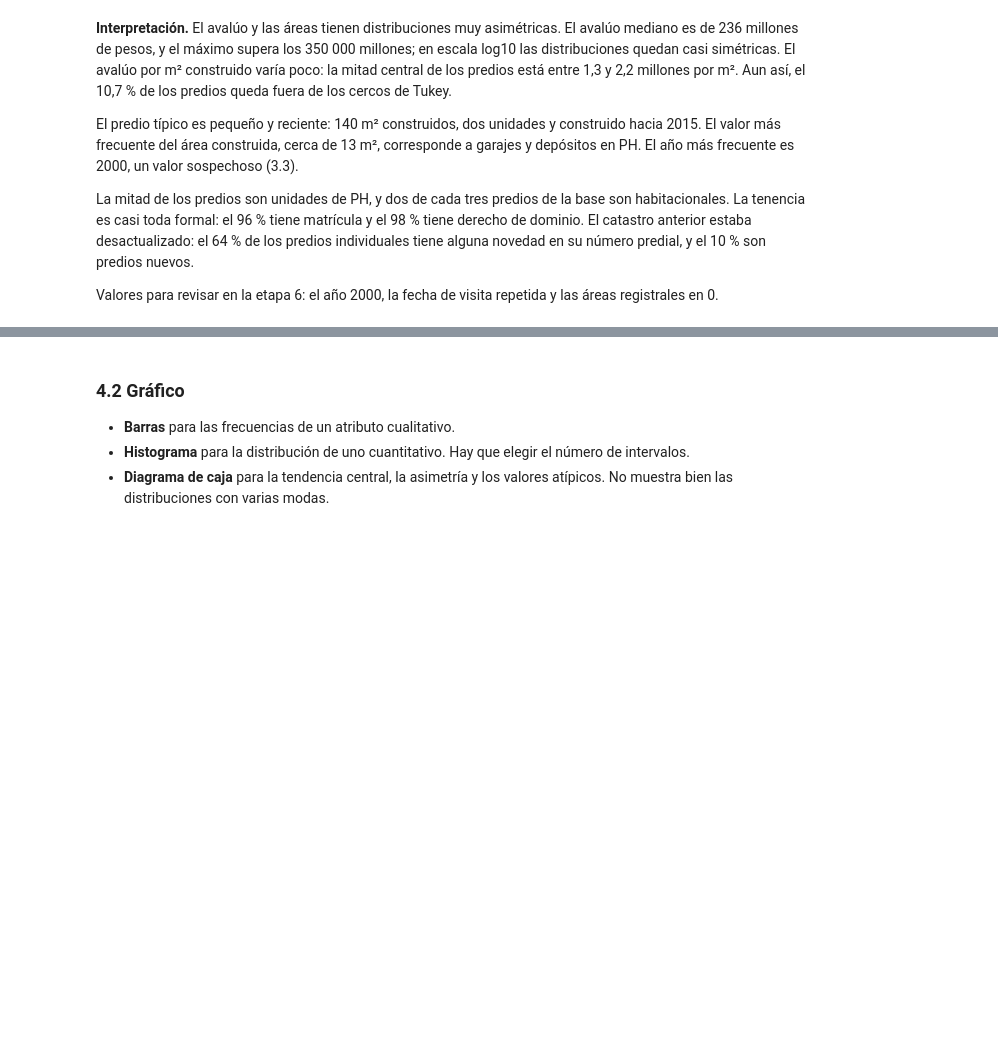
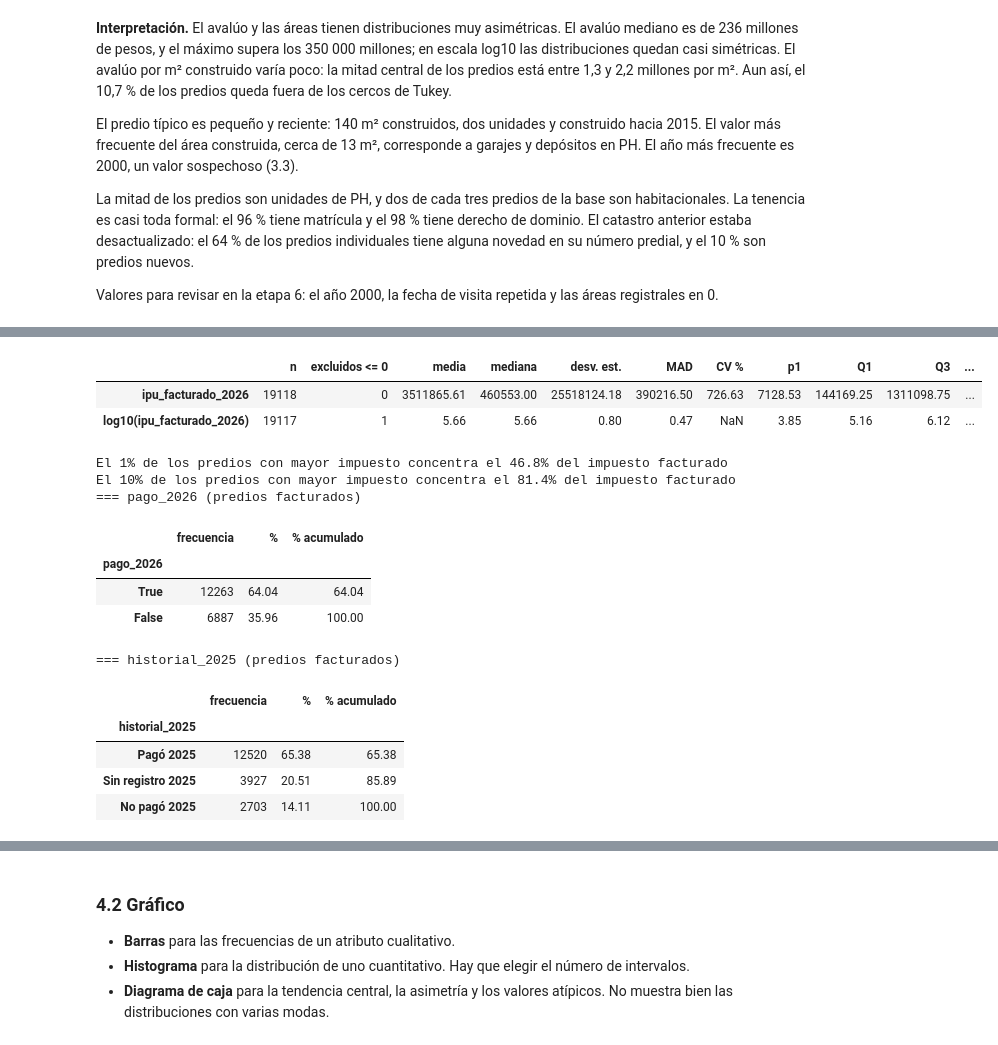
Before and after one commit to Danielfts/proyecto-MINE-ciencia-de-datos, a Jupyter notebook: entrega-1/notebooks/06-entendimiento-de-los-datos.ipynb, the cells around one changed output, grey strips where cells are left out. Drawn from its saved outputs; the diff is of its cells as text; code cells hidden in the pictures; blank space fills up the shorter version.

```diff
--- a/entrega-1/notebooks/06-entendimiento-de-los-datos.ipynb
+++ b/entrega-1/notebooks/06-entendimiento-de-los-datos.ipynb
@@ -619,3 +620,33 @@ print(f"Predios individuales: {len(individuales):,} | base del avalúo: {len(bas
 # %% [output]
 Usos principales con área registral menor de 5 m²: {'Residencial.Depositos_Lockers': 217, 'Anexo.Cimientos_Estructura_Muros_y_Placa_Base': 69, 'Residencial.Garajes_En_PH': 8}
 Predios individuales: 19,897 | base del avalúo: 16,705 (75.2% del total)
+# %%
+# Unidad del pago (pregunta 2 del enfoque analítico): los predios que Hacienda facturó en 2026,
+# cruzados por número predial. El catastro es la fuente de todos los atributos del predio
+facturado = predios["pago_2026"].notna()
+facturados = predios[facturado].copy()
+facturados["pago_2026"] = facturados["pago_2026"].astype(bool)
+facturados["historial_2025"] = facturados["pago_2025"].map({True: "Pagó 2025", False: "No pagó 2025"}).fillna("Sin registro 2025")
+
+bitacora.registrar("Predio del catastro sin registro en la facturación 2026", "predios.pago_2026", "Completitud",
+                   "Múltiples tablas", (~facturado).sum(),
+                   "Quedan fuera del análisis del pago; el motor de escenarios los liquida con el avalúo del catastro")
+bitacora.registrar("Predio facturado con impuesto nulo", "predios.ipu_facturado_2026", "Completitud", "Atributo",
+                   facturados["ipu_facturado_2026"].isna().sum(),
+                   "Se excluyen de las cifras de impuesto y se conservan para el pago")
+bitacora.registrar("Predio facturado sin registro de pago 2025", "predios.pago_2025", "Completitud", "Atributo",
+                   facturados["pago_2025"].isna().sum(),
+                   "Categoría propia en el modelo de pago (sin historial); no se imputa")
+via_bup = facturados["condicion_predio"].isin(["Via", "Bien_Uso_Publico"])
+bitacora.registrar("Vías y bienes de uso público con impuesto facturado", "predios.condicion_predio e ipu_facturado_2026",
+                   "Consistencia", "Múltiples tablas", via_bup.sum(),
+                   "Se excluyen del análisis del pago; se confirma con Hacienda si están exentos")
+avaluo_0 = facturados["ipu_facturado_2026"].gt(0) & facturados["avaluo_catastral"].le(0)
+bitacora.registrar("Impuesto facturado con avalúo catastral 0", "predios.avaluo_catastral e ipu_facturado_2026",
+                   "Consistencia", "Múltiples tablas", avaluo_0.sum(),
+                   "Hacienda liquidó con otro avalúo: quedan fuera de la tarifa efectiva")
+facturados = facturados[~via_bup]
+
+print(f"Sin registro en la facturación: {(~facturado).sum():,} predios. Por régimen:",
+      predios.loc[~facturado, "condicion_predio"].value_counts().to_dict())
+print(f"Predios facturados (unidad del pago, sin vías ni bienes de uso público): {len(facturados):,}")
@@ -798,0 +839,31 @@ Valores para revisar en la etapa 6: el año 2000, la fecha de visita repetida y
+# %%
+con_ipu = facturados.dropna(subset=["ipu_facturado_2026"])
+resumen_ipu = ue.resumen_numerico(con_ipu, [("ipu_facturado_2026", False), ("ipu_facturado_2026", True)])
+display(resumen_ipu.drop(columns=["mín", "máx", "moda"]))
+
+# Concentración: qué parte del impuesto total paga la cola de los predios con mayor impuesto
+ipu_ordenado = con_ipu["ipu_facturado_2026"].sort_values(ascending=False)
+for cola in [0.01, 0.10]:
+    parte = ipu_ordenado.head(round(cola * len(ipu_ordenado))).sum() / ipu_ordenado.sum()
+    print(f"El {cola:.0%} de los predios con mayor impuesto concentra el {parte:.1%} del impuesto facturado")
+
+for col in ["pago_2026", "historial_2025"]:
+    print(f"=== {col} (predios facturados)")
+    display(ue.frecuencias(facturados[col]))
+# %% [output]
+|  | n | excluidos <= 0 | media | mediana | desv. est. | MAD | CV % | p1 | Q1 | Q3 | ... |
+| ipu_facturado_2026 | 19118 | 0 | 3511865.61 | 460553.00 | 25518124.18 | 390216.50 | 726.63 | 7128.53 | 144169.25 | 1311098.75 | ... |
+| log10(ipu_facturado_2026) | 19117 | 1 | 5.66 | 5.66 | 0.80 | 0.47 | NaN | 3.85 | 5.16 | 6.12 | ... |
+El 1% de los predios con mayor impuesto concentra el 46.8% del impuesto facturado
+El 10% de los predios con mayor impuesto concentra el 81.4% del impuesto facturado
+=== pago_2026 (predios facturados)
+|  | frecuencia | % | % acumulado |
+| pago_2026 |  |  |  |
+| True | 12263 | 64.04 | 64.04 |
+| False | 6887 | 35.96 | 100.00 |
+=== historial_2025 (predios facturados)
+|  | frecuencia | % | % acumulado |
+| historial_2025 |  |  |  |
+| Pagó 2025 | 12520 | 65.38 | 65.38 |
+| Sin registro 2025 | 3927 | 20.51 | 85.89 |
+| No pagó 2025 | 2703 | 14.11 | 100.00 |
```
Also changed, not shown: parts of 22 cells of this notebook.
